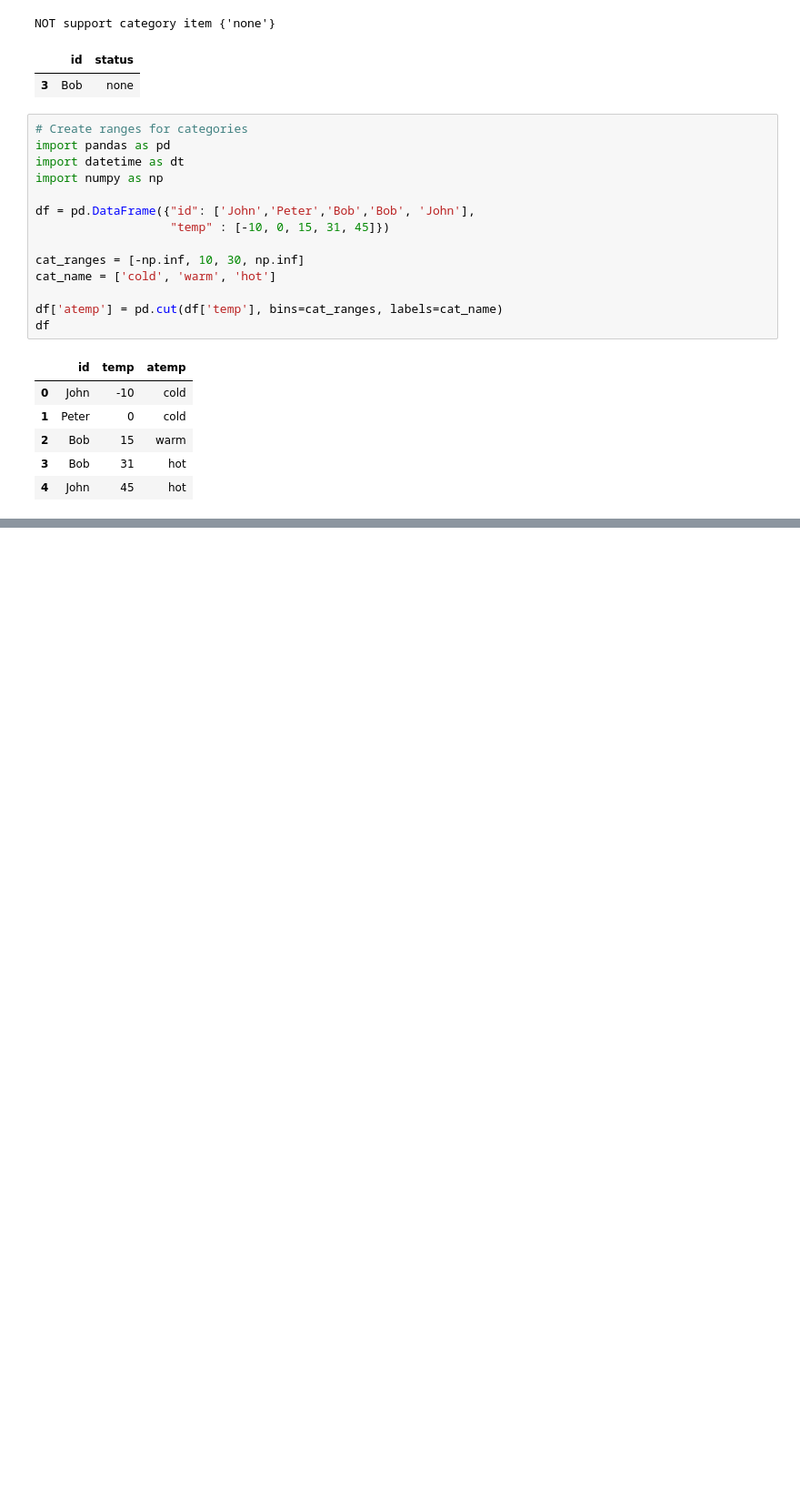
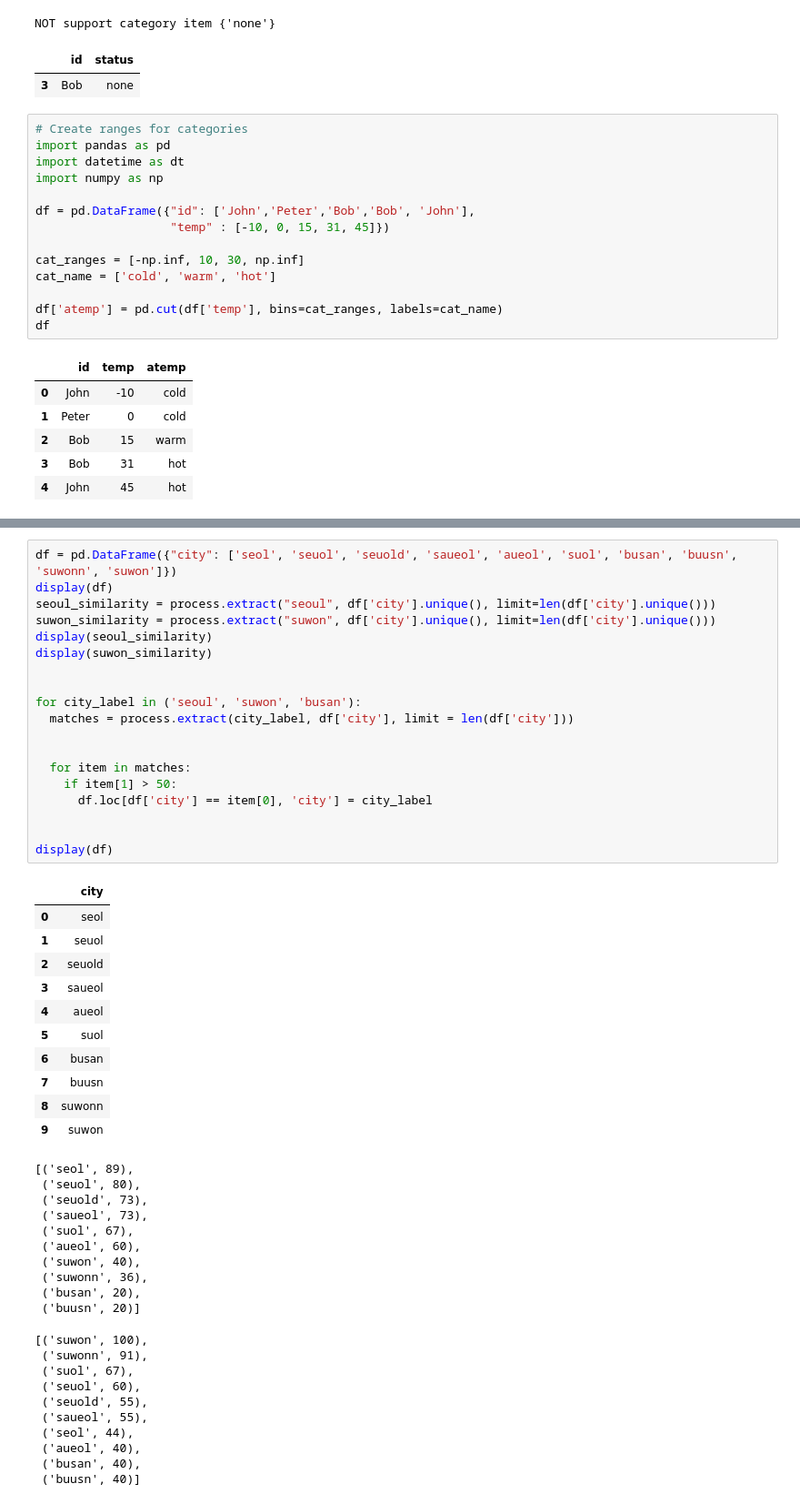
Before and after one commit to gabrielwithappy/python_study, a Jupyter notebook: Python_Basic.ipynb, the cells around one changed output, grey strips where cells are left out. Shown at 91% size. Saved outputs shown, nothing was run; the diff lists cells and outputs as text; blank space fills up the shorter version.

```diff
--- a/Python_Basic.ipynb
+++ b/Python_Basic.ipynb
@@ -1303,0 +1423,51 @@ df
+# %%
+df = pd.DataFrame({"city": ['seol', 'seuol', 'seuold', 'saueol', 'aueol', 'suol', 'busan', 'buusn', 'suwonn', 'suwon']})
+display(df)
+seoul_similarity = process.extract("seoul", df['city'].unique(), limit=len(df['city'].unique()))
+suwon_similarity = process.extract("suwon", df['city'].unique(), limit=len(df['city'].unique()))
+display(seoul_similarity)
+display(suwon_similarity)
+
+
+for city_label in ('seoul', 'suwon', 'busan'):
+  matches = process.extract(city_label, df['city'], limit = len(df['city']))
+
+
+  for item in matches:
+    if item[1] > 50:
+      df.loc[df['city'] == item[0], 'city'] = city_label
+
+
+display(df)
+# %% [output]
+|  | city |
+| 0 | seol |
+| 1 | seuol |
+| 2 | seuold |
+| 3 | saueol |
+| 4 | aueol |
+| 5 | suol |
+| 6 | busan |
+| 7 | buusn |
+| 8 | suwonn |
+| 9 | suwon |
+[('seol', 89),
+ ('seuol', 80),
+ ('seuold', 73),
+ ('saueol', 73),
+ ('suol', 67),
+ ('aueol', 60),
+ ('suwon', 40),
+ ('suwonn', 36),
+ ('busan', 20),
+ ('buusn', 20)]
+[('suwon', 100),
+ ('suwonn', 91),
+ ('suol', 67),
+ ('seuol', 60),
+ ('seuold', 55),
+ ('saueol', 55),
+ ('seol', 44),
+ ('aueol', 40),
+ ('busan', 40),
+ ('buusn', 40)]
```
Also changed, not shown: parts of 7 cells of this notebook.
